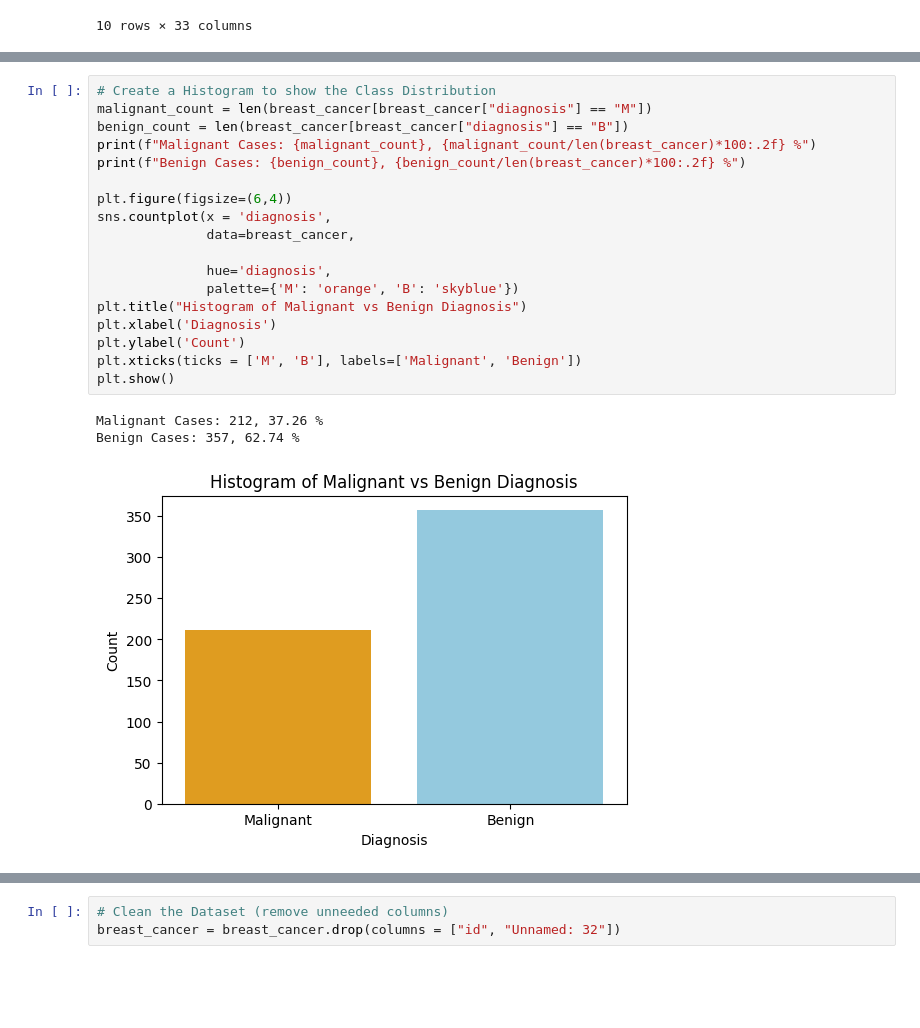
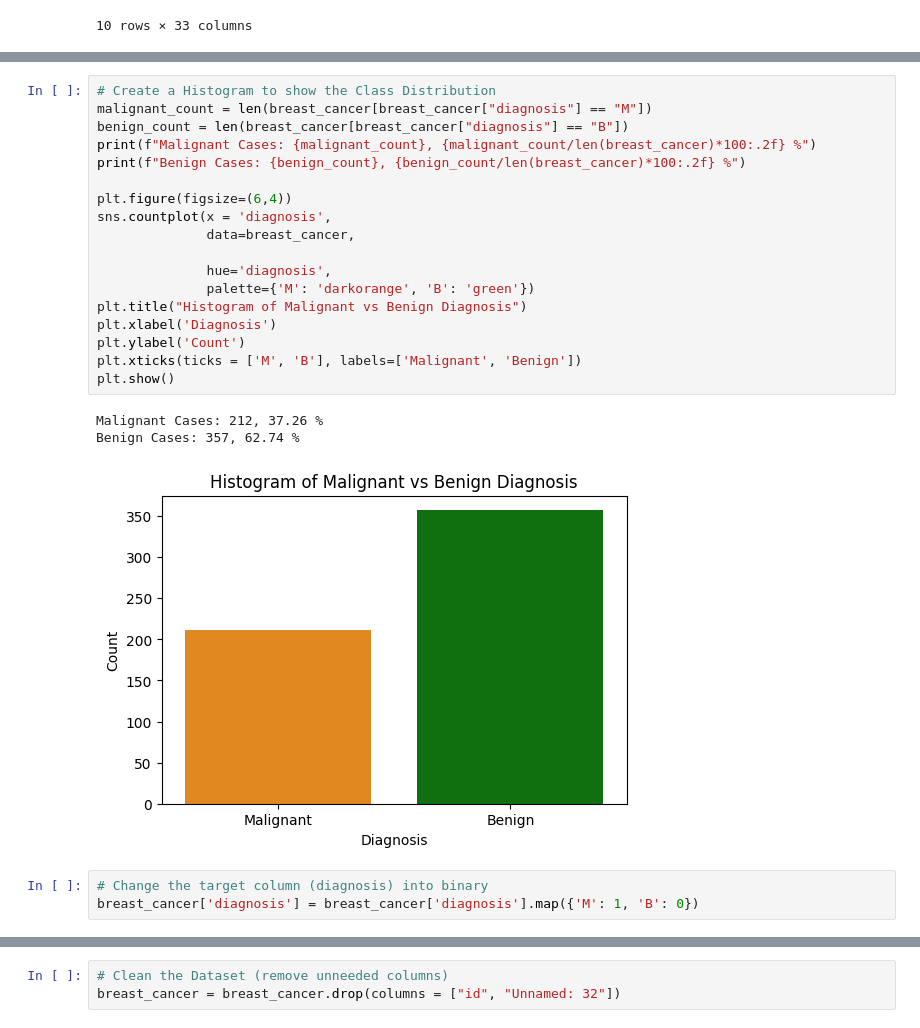
Before and after one commit to nb488/Breast-Cancer-Diagnosis-Project, a Jupyter notebook: main.ipynb, the cells around one changed output, grey strips where cells are left out. Drawn from its saved outputs; the diff is of its cells as text; blank space fills up the shorter version.

```diff
--- a/main.ipynb
+++ b/main.ipynb
@@ -59,23 +80,26 @@ breast_cancer.head(10)
 # %%
 # Create a Histogram to show the Class Distribution
 malignant_count = len(breast_cancer[breast_cancer["diagnosis"] == "M"])
 benign_count = len(breast_cancer[breast_cancer["diagnosis"] == "B"])
 print(f"Malignant Cases: {malignant_count}, {malignant_count/len(breast_cancer)*100:.2f} %")
 print(f"Benign Cases: {benign_count}, {benign_count/len(breast_cancer)*100:.2f} %")
 
 plt.figure(figsize=(6,4))
 sns.countplot(x = 'diagnosis',
               data=breast_cancer,
 
               hue='diagnosis',
-              palette={'M': 'orange', 'B': 'skyblue'})
+              palette={'M': 'darkorange', 'B': 'green'})
 plt.title("Histogram of Malignant vs Benign Diagnosis")
 plt.xlabel('Diagnosis')
 plt.ylabel('Count')
 plt.xticks(ticks = ['M', 'B'], labels=['Malignant', 'Benign'])
 plt.show()
 # %% [output]
 Malignant Cases: 212, 37.26 %
 Benign Cases: 357, 62.74 %
-[figure, old version]
+[figure, new version]
+# %%
+# Change the target column (diagnosis) into binary
+breast_cancer['diagnosis'] = breast_cancer['diagnosis'].map({'M': 1, 'B': 0})
 # %% [markdown]
```
Also changed, not shown: parts of 70 cells of this notebook.
